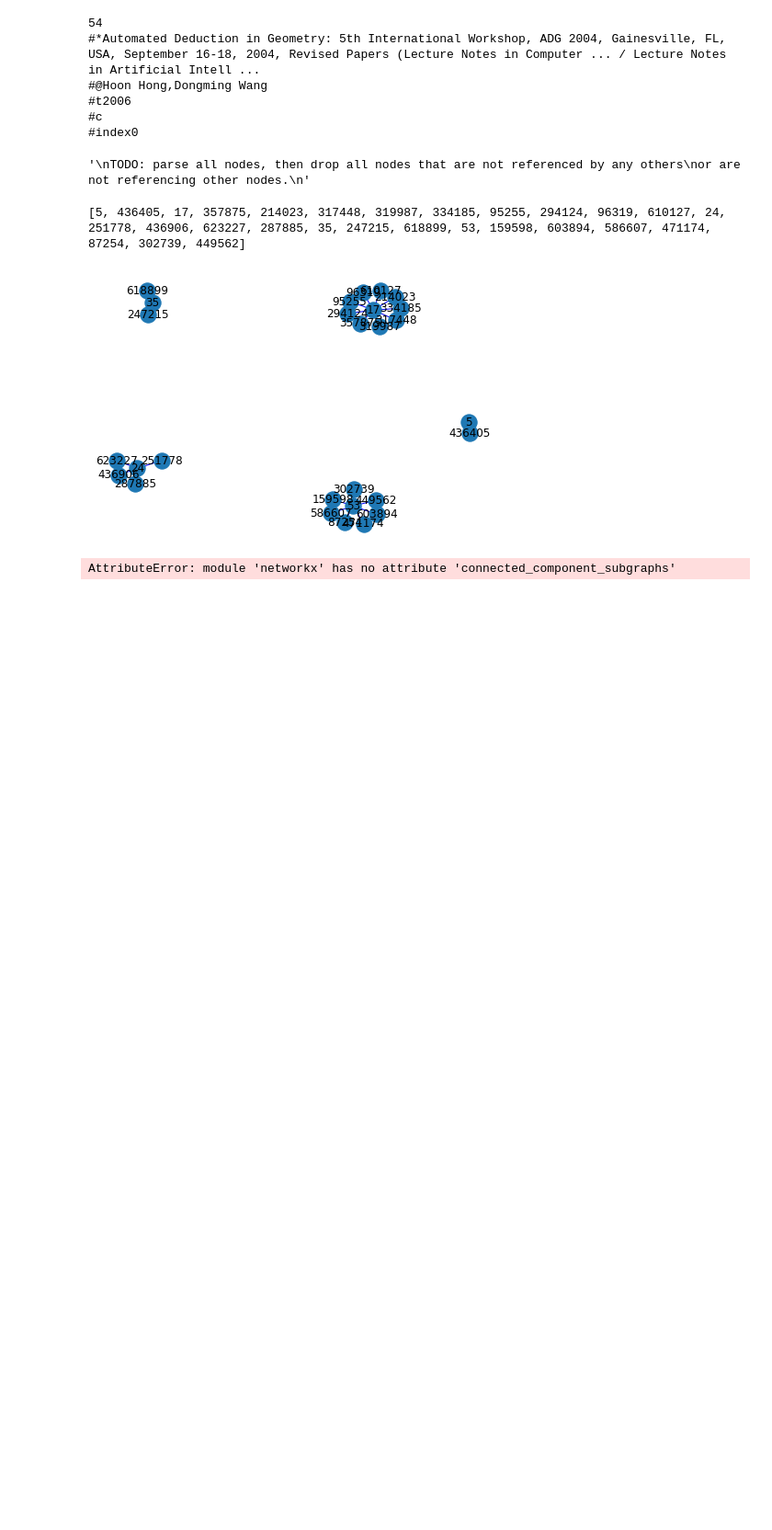
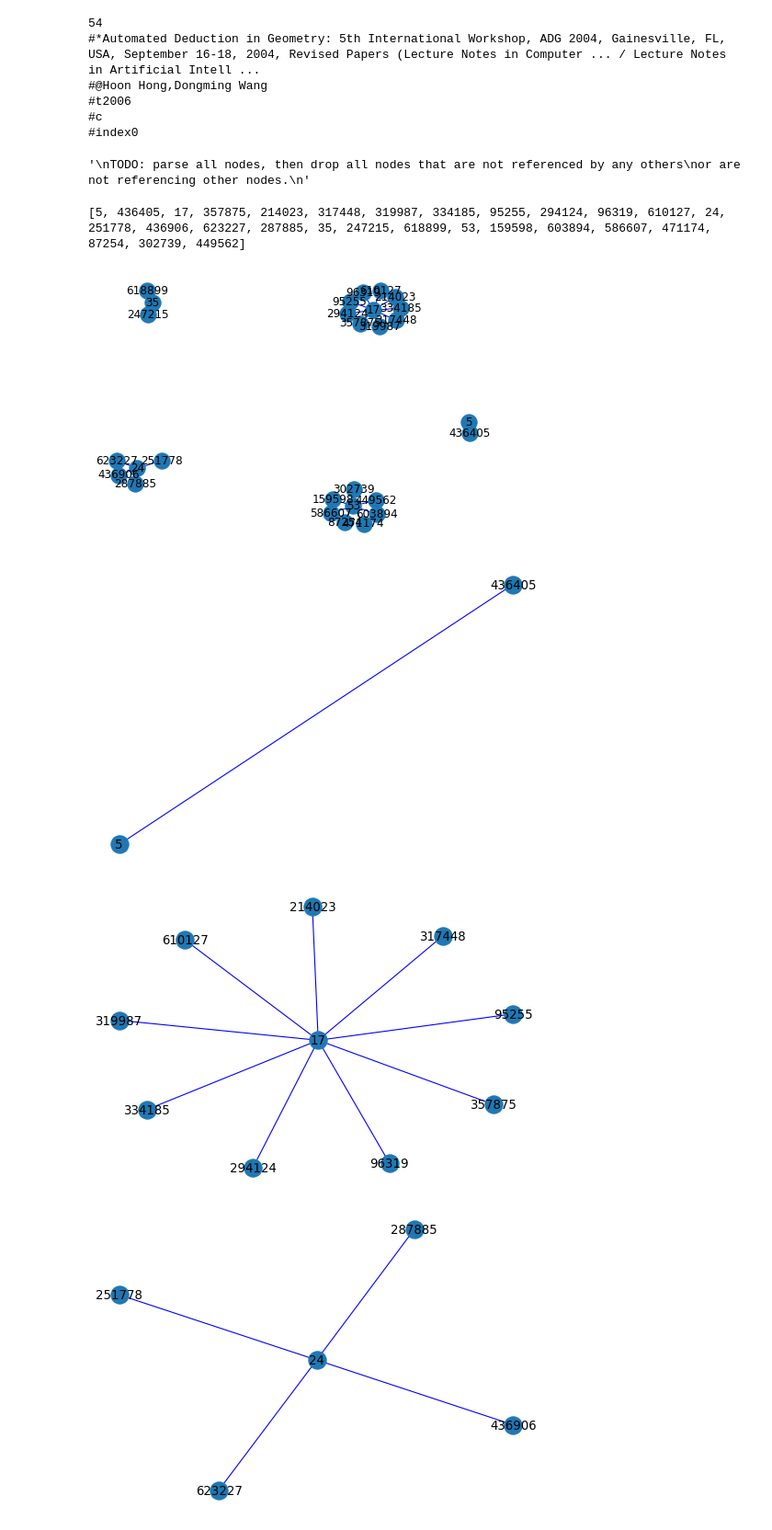
Before and after one commit to dnnagy/Infocom-networks, a Jupyter notebook: Problemset_2.ipynb, the cells around one changed output. Shown at 92% size. Cells and saved outputs as stored; diff of their text form; code cells hidden in the pictures; blank space fills up the shorter version.

```diff
--- a/Problemset_2.ipynb
+++ b/Problemset_2.ipynb
@@ -200,10 +200,12 @@ nx.draw(G, with_labels=True, edge_color='b')
 # %% [output]
 [figure]
 # %%
-comps = list(nx.connected_component_subgraphs(G))
+comps = list(nx.connected_components(G))
-# %% [output]
-AttributeError: module 'networkx' has no attribute 'connected_component_subgraphs'
 # %%
 for comp in comps:
     plt.figure(figsize=(6,4), dpi=80)
-    nx.draw(comp, with_labels=True, edge_color='b')
+    nx.draw(G.subgraph(comp), with_labels=True, edge_color='b')
+# %% [output]
+[figure, added]
+[figure, added]
+[figure, added]
```
Also changed, not shown: parts of 3 cells of this notebook, 5 other files.
